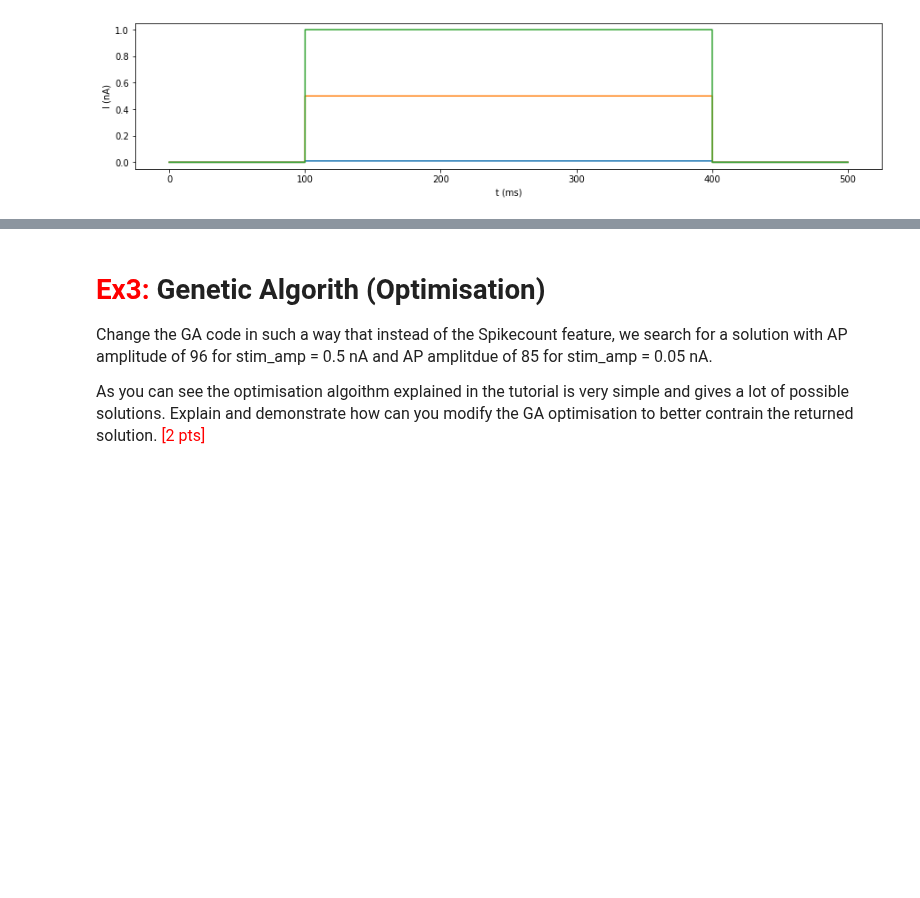
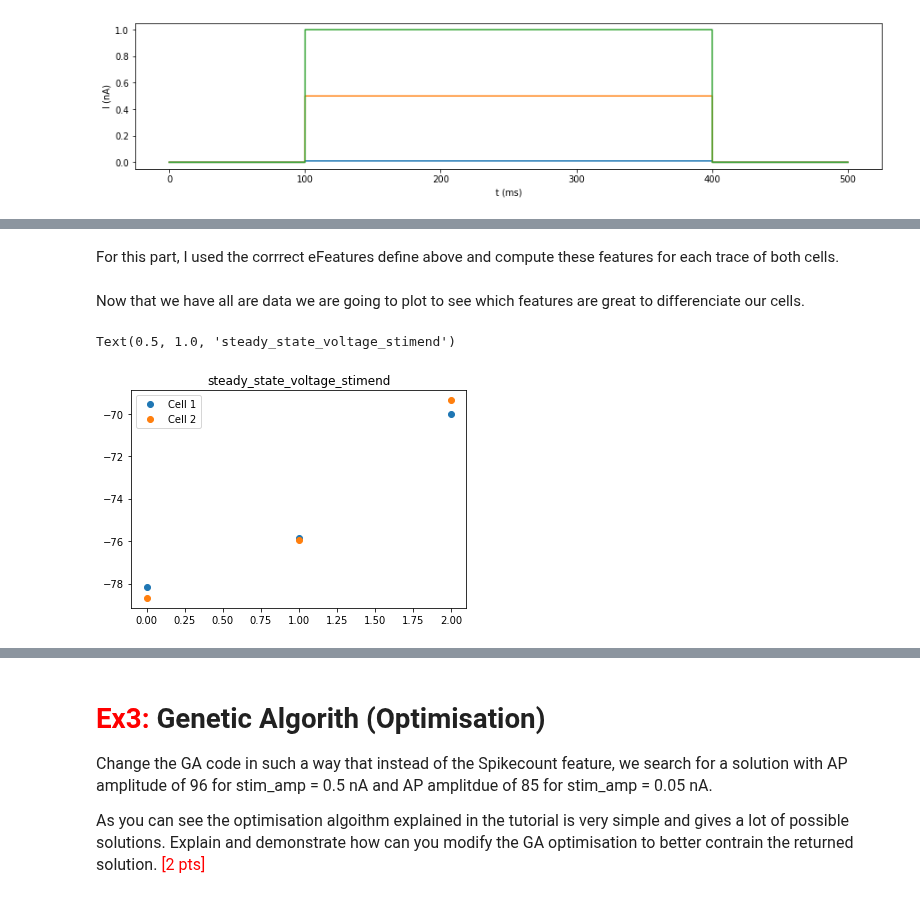
Before and after one commit to AlbrechtAlice/In-Silico-Neuroscience, a Jupyter notebook: Week5_HomeWork.ipynb, the cells around one changed output, grey strips where cells are left out. Saved outputs shown, nothing was run; the diff lists cells and outputs as text; code cells hidden in the pictures; blank space fills up the shorter version.

```diff
--- a/Week5_HomeWork.ipynb
+++ b/Week5_HomeWork.ipynb
@@ -1270,0 +1383,2 @@ for trace in traces_Cell2:
+# %% [markdown]
+For this part, I used the corrrect eFeatures define above and compute these features for each trace of both cells.
@@ -1270,0 +1439,10 @@ for trace in traces_Cell2:
+# %% [markdown]
+Now that we have all are data we are going to plot to see which features are great to differenciate our cells.
+# %%
+plt.plot(steady_state_voltage_stimend_Cell1,'o',label="Cell 1")
+plt.plot(steady_state_voltage_stimend_Cell2,'o',label="Cell 2")
+plt.legend()
+plt.title("steady_state_voltage_stimend")
+# %% [output]
+Text(0.5, 1.0, 'steady_state_voltage_stimend')
+[figure, added]
```
Also changed, not shown: parts of 36 cells of this notebook.
